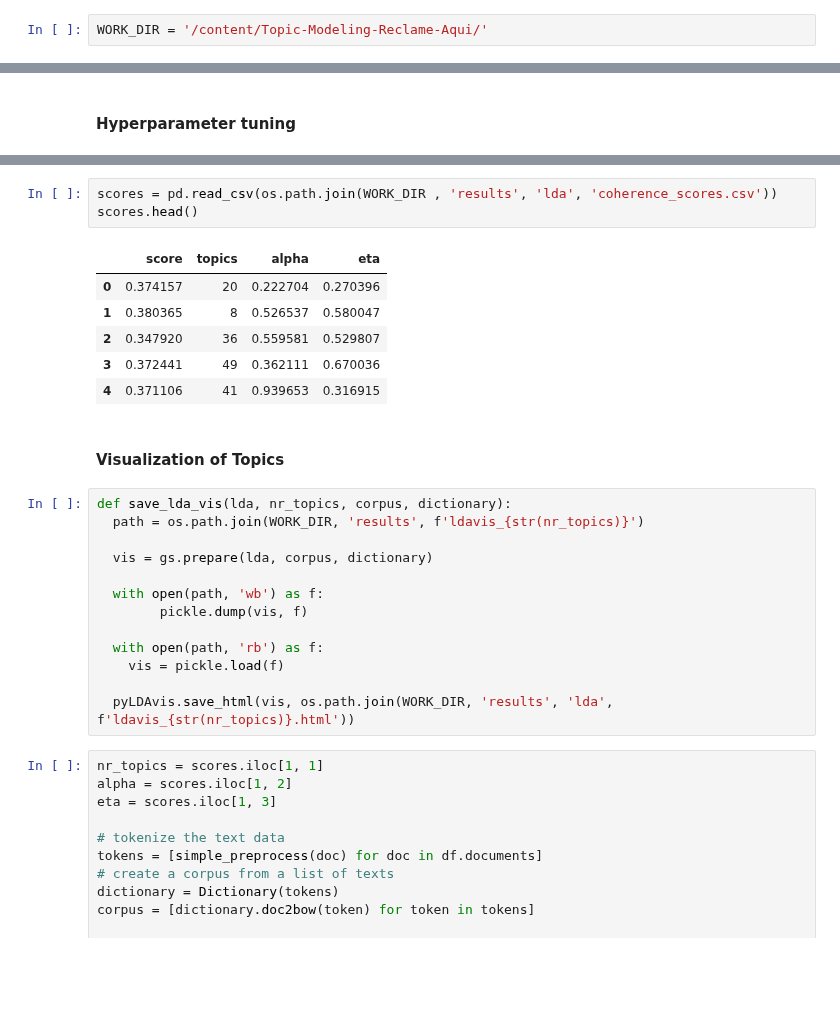
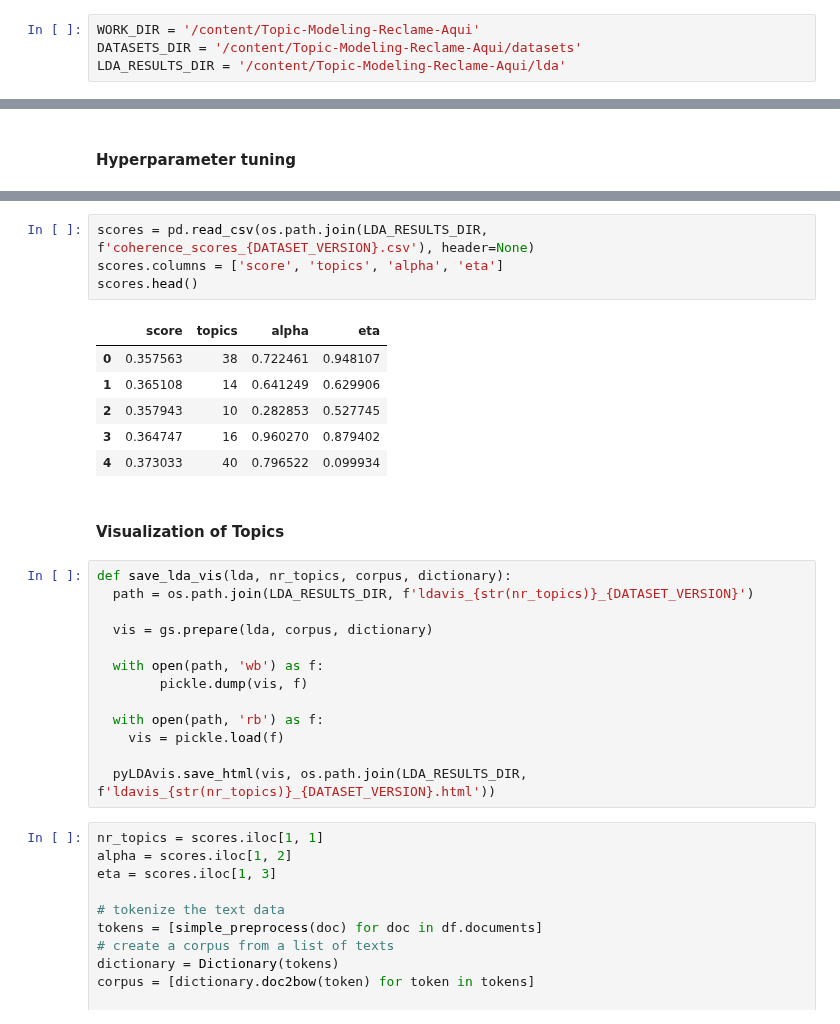
Before and after one commit to mathewsrc/Topic-Modeling-Reclame-Aqui, a Jupyter notebook: Topic_Modeling_Reclame_Aqui_with_LDA.ipynb, the cells around one changed output, grey strips where cells are left out. Saved outputs shown, nothing was run; the diff lists cells and outputs as text; blank space fills up the shorter version.

```diff
--- a/Topic_Modeling_Reclame_Aqui_with_LDA.ipynb
+++ b/Topic_Modeling_Reclame_Aqui_with_LDA.ipynb
@@ -39,7 +40,9 @@ except:
   from gensim.utils import simple_preprocess
   import optuna # for hyperparameter optimization
 # %%
-WORK_DIR = '/content/Topic-Modeling-Reclame-Aqui/'
+WORK_DIR = '/content/Topic-Modeling-Reclame-Aqui'
+DATASETS_DIR = '/content/Topic-Modeling-Reclame-Aqui/datasets'
+LDA_RESULTS_DIR = '/content/Topic-Modeling-Reclame-Aqui/lda'
 # %% [markdown]
 #### **Github**
 # %%
@@ -249,18 +341,19 @@ Wall time: 13min 51s
 # %%
-scores = pd.read_csv(os.path.join(WORK_DIR , 'results', 'lda', 'coherence_scores.csv'))
+scores = pd.read_csv(os.path.join(LDA_RESULTS_DIR, f'coherence_scores_{DATASET_VERSION}.csv'), header=None)
+scores.columns = ['score', 'topics', 'alpha', 'eta']
 scores.head()
 # %% [output]
 |  | score | topics | alpha | eta |
-| 0 | 0.374157 | 20 | 0.222704 | 0.270396 |
-| 1 | 0.380365 | 8 | 0.526537 | 0.580047 |
-| 2 | 0.347920 | 36 | 0.559581 | 0.529807 |
-| 3 | 0.372441 | 49 | 0.362111 | 0.670036 |
-| 4 | 0.371106 | 41 | 0.939653 | 0.316915 |
+| 0 | 0.357563 | 38 | 0.722461 | 0.948107 |
+| 1 | 0.365108 | 14 | 0.641249 | 0.629906 |
+| 2 | 0.357943 | 10 | 0.282853 | 0.527745 |
+| 3 | 0.364747 | 16 | 0.960270 | 0.879402 |
+| 4 | 0.373033 | 40 | 0.796522 | 0.099934 |
 # %% [markdown]
 #### **Visualization of Topics**
 # %%
 def save_lda_vis(lda, nr_topics, corpus, dictionary):
-  path = os.path.join(WORK_DIR, 'results', f'ldavis_{str(nr_topics)}')
+  path = os.path.join(LDA_RESULTS_DIR, f'ldavis_{str(nr_topics)}_{DATASET_VERSION}')
 
   vis = gs.prepare(lda, corpus, dictionary)
 
@@ -270,7 +363,7 @@ def save_lda_vis(lda, nr_topics, corpus, dictionary):
   with open(path, 'rb') as f:
     vis = pickle.load(f)
 
-  pyLDAvis.save_html(vis, os.path.join(WORK_DIR, 'results', 'lda', f'ldavis_{str(nr_topics)}.html'))
+  pyLDAvis.save_html(vis, os.path.join(LDA_RESULTS_DIR, f'ldavis_{str(nr_topics)}_{DATASET_VERSION}.html'))
 # %%
 nr_topics = scores.iloc[1, 1]
 alpha = scores.iloc[1, 2]
```
Also changed, not shown: parts of 22 cells of this notebook.
